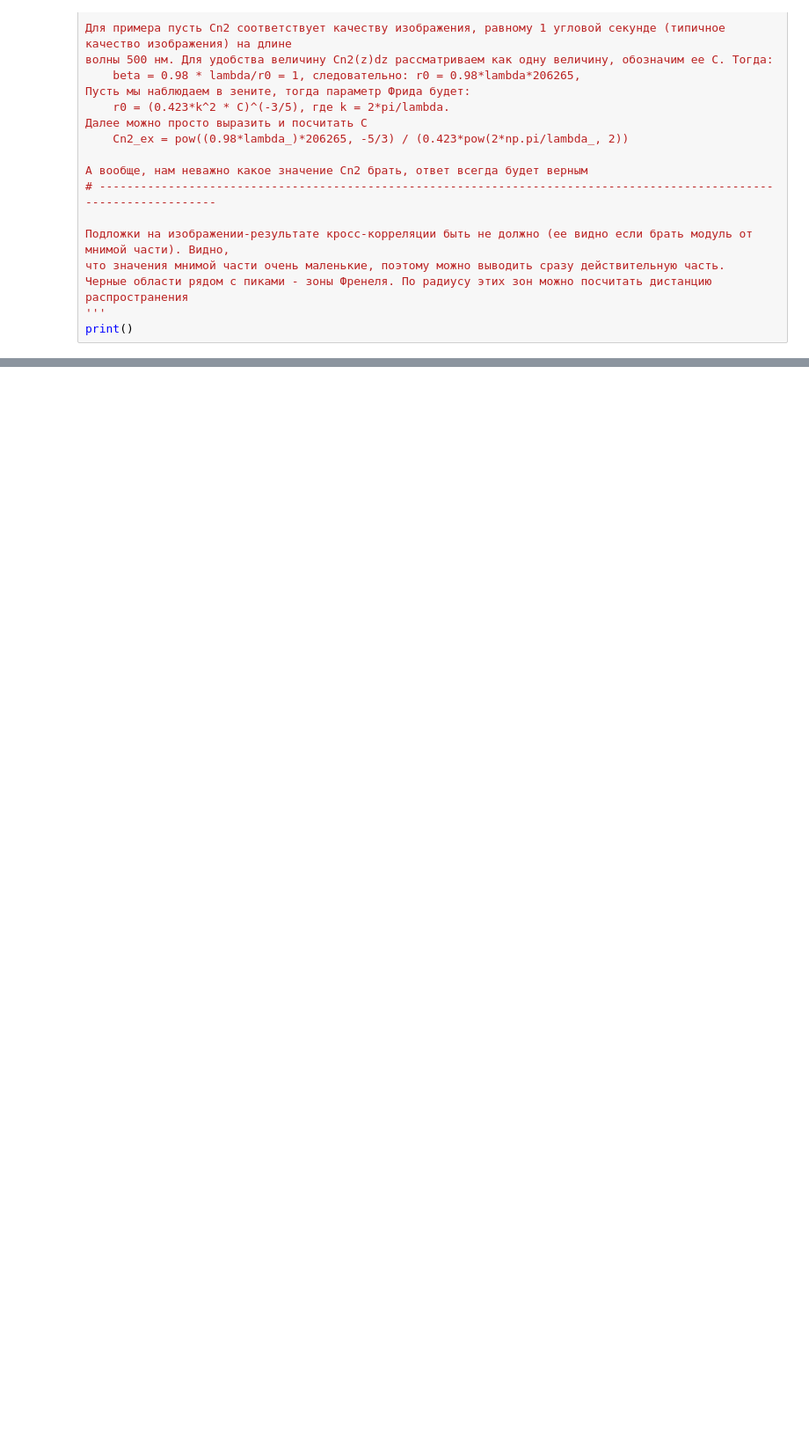
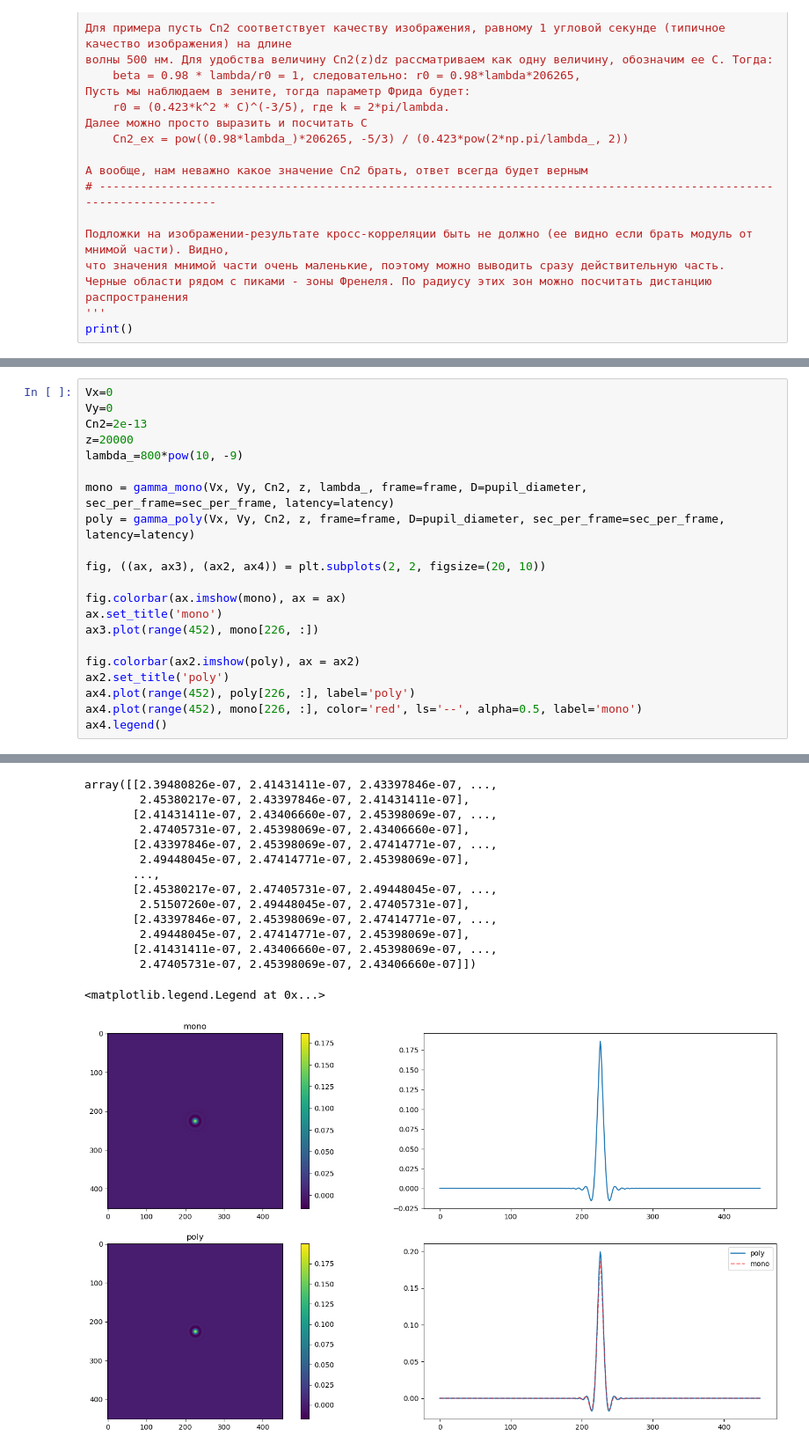
Before and after one commit to AntonMate/domecam, a Jupyter notebook: draft.ipynb, the cells around one changed output, grey strips where cells are left out. Shown: that part at 88% size. Drawn from its saved outputs; the diff is of its cells as text; blank space fills up the shorter version.

```diff
--- a/draft.ipynb
+++ b/draft.ipynb
@@ -304,0 +288,22 @@ X, Y = np.meshgrid(x, y) # Сетка для функций Гамм (будет
+# %%
+Vx=0
+Vy=0
+Cn2=2e-13
+z=20000
+lambda_=800*pow(10, -9)
+
+mono = gamma_mono(Vx, Vy, Cn2, z, lambda_, frame=frame, D=pupil_diameter, sec_per_frame=sec_per_frame, latency=latency)
+poly = gamma_poly(Vx, Vy, Cn2, z, frame=frame, D=pupil_diameter, sec_per_frame=sec_per_frame, latency=latency)
+
+fig, ((ax, ax3), (ax2, ax4)) = plt.subplots(2, 2, figsize=(20, 10))
+
+fig.colorbar(ax.imshow(mono), ax = ax)
+ax.set_title('mono')
+ax3.plot(range(452), mono[226, :])
+
+fig.colorbar(ax2.imshow(poly), ax = ax2)
+ax2.set_title('poly')
+ax4.plot(range(452), poly[226, :], label='poly')
+ax4.plot(range(452), mono[226, :], color='red', ls='--', alpha=0.5, label='mono')
+ax4.legend()
+# %% [output]
@@ -305,3 +323,18 @@ X, Y = np.meshgrid(x, y) # Сетка для функций Гамм (будет
+array([[2.39480826e-07, 2.41431411e-07, 2.43397846e-07, ...,
+        2.45380217e-07, 2.43397846e-07, 2.41431411e-07],
+       [2.41431411e-07, 2.43406660e-07, 2.45398069e-07, ...,
+        2.47405731e-07, 2.45398069e-07, 2.43406660e-07],
+       [2.43397846e-07, 2.45398069e-07, 2.47414771e-07, ...,
+        2.49448045e-07, 2.47414771e-07, 2.45398069e-07],
+       ...,
+       [2.45380217e-07, 2.47405731e-07, 2.49448045e-07, ...,
+        2.51507260e-07, 2.49448045e-07, 2.47405731e-07],
+       [2.43397846e-07, 2.45398069e-07, 2.47414771e-07, ...,
+        2.49448045e-07, 2.47414771e-07, 2.45398069e-07],
+       [2.41431411e-07, 2.43406660e-07, 2.45398069e-07, ...,
+        2.47405731e-07, 2.45398069e-07, 2.43406660e-07]])
+<matplotlib.legend.Legend at 0x...>
+[figure, added]
 # %%
 '''Отрисовка подкупольной турбулентности'''
 
```
Also changed, not shown: parts of 7 cells of this notebook.
